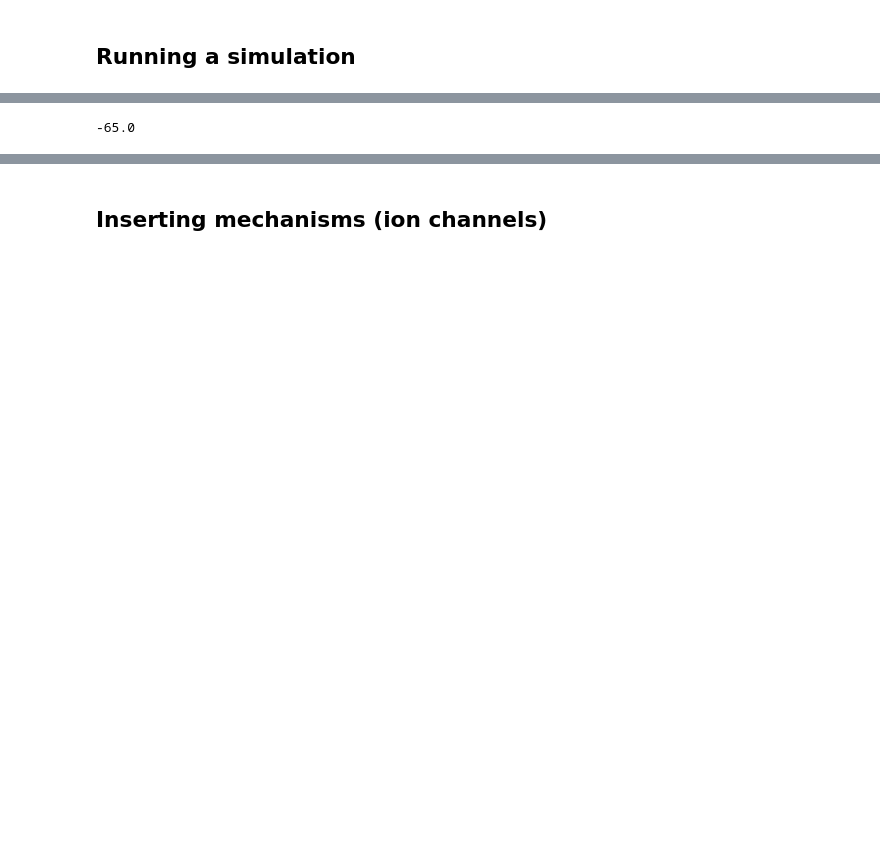
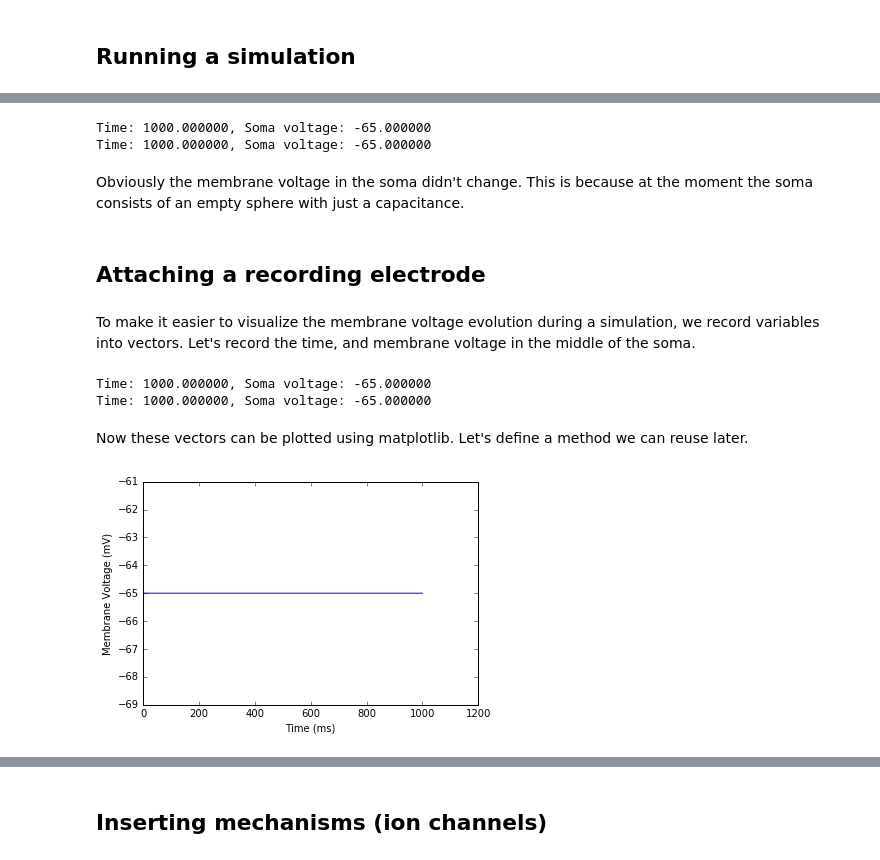
Before and after one commit to BlueBrain/SimulationTutorials, a Jupyter notebook: YRE2016/Neuron/Neuron simulator tutorial.ipynb, the cells around one changed output, grey strips where cells are left out. Cells and saved outputs as stored; diff of their text form; code cells hidden in the pictures; blank space fills up the shorter version.

Commit message:
Update neuron simulator tutorial

```diff
--- a/YRE2016/Neuron/Neuron simulator tutorial.ipynb
+++ b/YRE2016/Neuron/Neuron simulator tutorial.ipynb
@@ -73,7 +91,44 @@ print soma.cm # uf/cm2
 # %%
 neuron.h.load_file('stdrun.hoc')
-neuron.h.tstop = 1000
-neuron.h.run()
-print soma.v
+def run_model(total_time):
+    neuron.h.tstop = total_time
+    print 'Time: %f, Soma voltage: %f' % (neuron.h.t, soma.v)
+    neuron.h.run()
+    print 'Time: %f, Soma voltage: %f' % (neuron.h.t, soma.v)
+run_model(1000)
 # %% [output]
--65.0
+Time: 1000.000000, Soma voltage: -65.000000
+Time: 1000.000000, Soma voltage: -65.000000
+# %% [markdown]
+Obviously the membrane voltage in the soma didn't change.
+This is because at the moment the soma consists of an empty sphere with just a capacitance.
+# %% [markdown]
+## Attaching a recording electrode
+# %% [markdown]
+To make it easier to visualize the membrane voltage evolution during a simulation, we record variables into vectors.
+Let's record the time, and membrane voltage in the middle of the soma.
+# %%
+time = neuron.h.Vector()
+voltage = neuron.h.Vector()
+
+time.record(neuron.h._ref_t)
+voltage.record(soma(0.5)._ref_v)
+run_model(1000)
+# %% [output]
+Time: 1000.000000, Soma voltage: -65.000000
+Time: 1000.000000, Soma voltage: -65.000000
+# %% [markdown]
+Now these vectors can be plotted using matplotlib. Let's define a method we can reuse later.
+# %%
+%matplotlib inline
+import matplotlib.pyplot as plt
+
+def plot_timevoltage(time, voltage):
+    fig, ax = plt.subplots()
+    ax.plot(time, voltage)
+    ax.set_xlabel('Time (ms)')
+    ax.set_ylabel('Membrane Voltage (mV)')
+
+plot_timevoltage(time, voltage)
+# %% [output]
+[figure, added]
```
Also changed, not shown: parts of 23 cells of this notebook.
